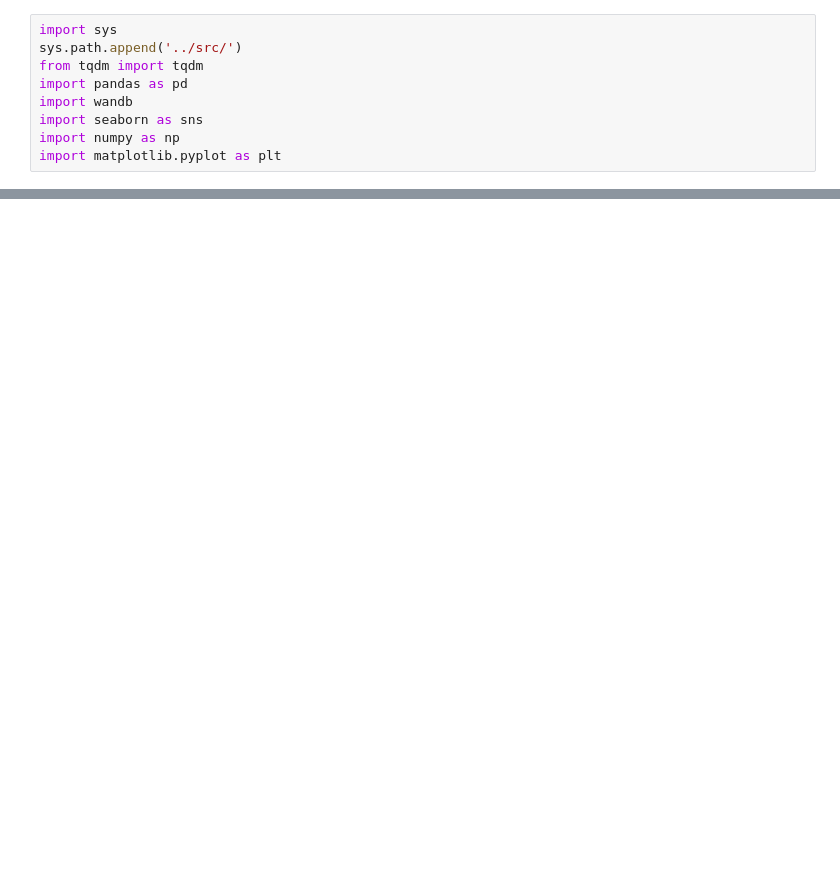
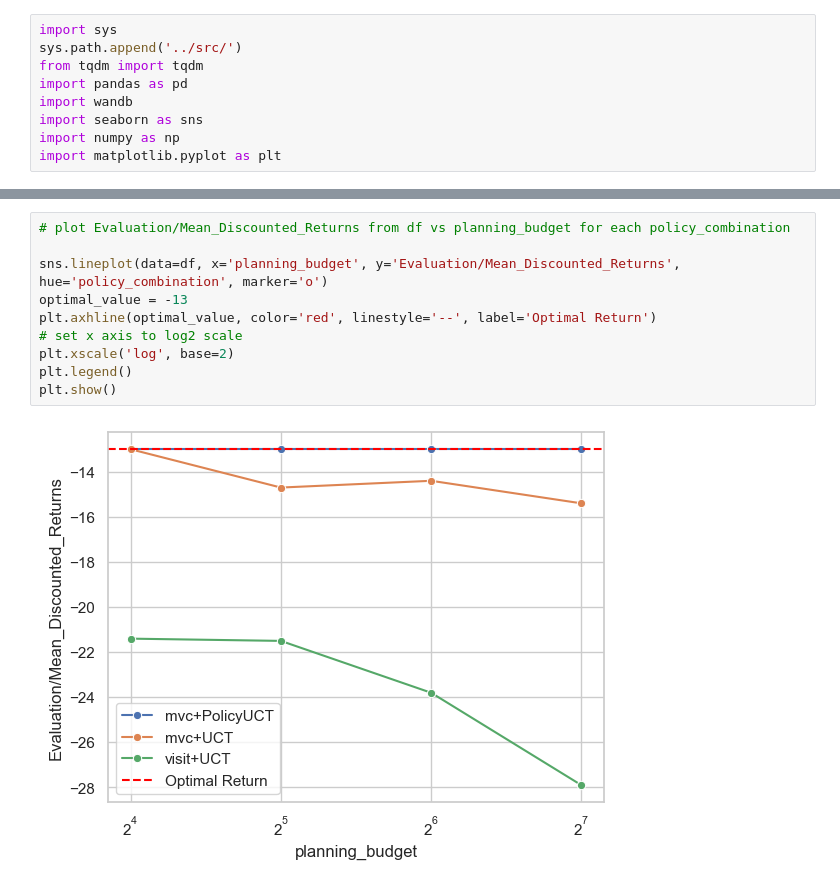
Before and after one commit to albinjal/GeneralAlphaZero, a Jupyter notebook: notebooks/plot_trajectories_refactor.ipynb, the cells around one changed output, grey strips where cells are left out. Saved outputs shown, nothing was run; the diff lists cells and outputs as text; blank space fills up the shorter version.

```diff
--- a/notebooks/plot_trajectories_refactor.ipynb
+++ b/notebooks/plot_trajectories_refactor.ipynb
@@ -127,0 +165,12 @@ plt.show()
+# %%
+# plot Evaluation/Mean_Discounted_Returns from df vs planning_budget for each policy_combination
+
+sns.lineplot(data=df, x='planning_budget', y='Evaluation/Mean_Discounted_Returns', hue='policy_combination', marker='o')
+optimal_value = -13
+plt.axhline(optimal_value, color='red', linestyle='--', label='Optimal Return')
+# set x axis to log2 scale
+plt.xscale('log', base=2)
+plt.legend()
+plt.show()
+# %% [output]
+[figure, added]
```
Also changed, not shown: parts of 6 cells of this notebook, 2 other files.
